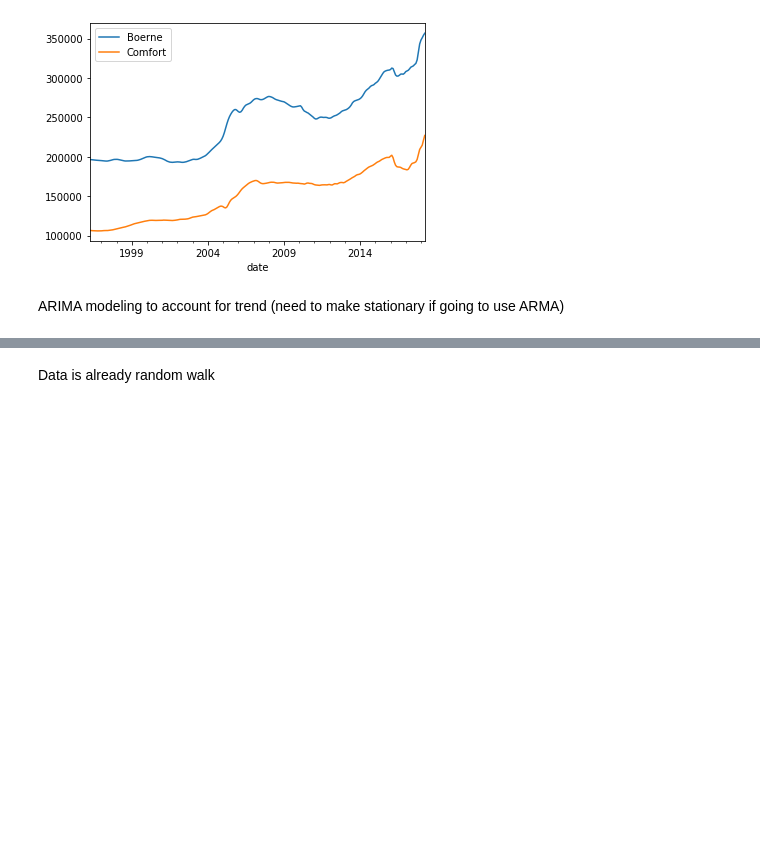
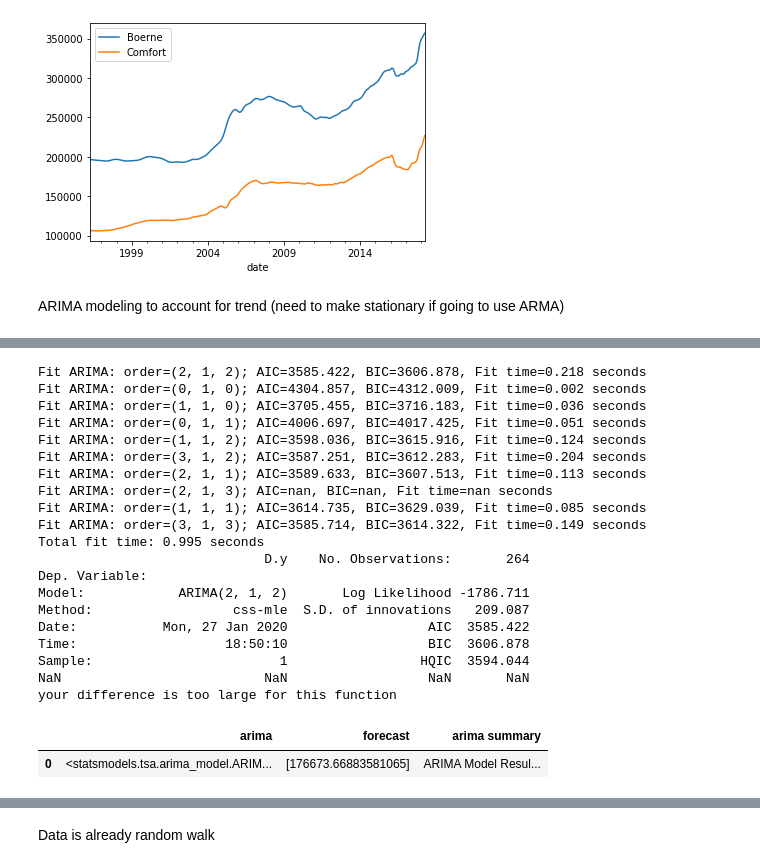
Before and after one commit to eannefawcett/ARIMA-modeling-with-housing-prices, a Jupyter notebook: mod_4_starter_notebook.ipynb, the cells around one changed output, grey strips where cells are left out. Cells and saved outputs as stored; diff of their text form; code cells hidden in the pictures; blank space fills up the shorter version.

```diff
--- a/mod_4_starter_notebook.ipynb
+++ b/mod_4_starter_notebook.ipynb
@@ -133,9 +133 @@ Eagle Pass             1
 Name: Metro, dtype: int64
-# %%
-data_frame = pd.DataFrame()
-data_frame['Price'] = df_texas[df_texas['CountyName']=='Kerr'].iloc[0,:]
-zip_code = data_frame.loc['RegionName']
-print(data_frame.head(15))
-print(zip_code)
-data_frame = data_frame.drop(to_drop)
-data_frame.plot(title=int(zip_code))
@@ -172,5 +143,6 @@ def prep_data(data_frame, to_drop_list):
         one_data_frame = one_data_frame.drop(to_drop_list)
         one_data_frame.plot(title=int(zip_code))
         data_frames.append(one_data_frame)
+    return data_frames
 # %%
 to_drop = ['RegionID', 'City', 'State', 'RegionName', 'Metro', 'CountyName', 'SizeRank']
@@ -181,7 +153,7 @@ prep_data(df_texas[df_texas['CountyName']=='Kerr'], to_drop)
 [figure]
 [figure]
 # %%
-prep_data(df_texas[df_texas['CountyName']=='Harris'], to_drop)
+harris = prep_data(df_texas[df_texas['CountyName']=='Harris'], to_drop)
 # %% [output]
 1 of 121 parsed
 2 of 121 parsed
@@ -309,0 +342,25 @@ Took 0.14461278915405273 seconds.
+# %%
+pyramid_best_model_output(harris[2])
+# %% [output]
+Fit ARIMA: order=(2, 1, 2); AIC=3585.422, BIC=3606.878, Fit time=0.218 seconds
+Fit ARIMA: order=(0, 1, 0); AIC=4304.857, BIC=4312.009, Fit time=0.002 seconds
+Fit ARIMA: order=(1, 1, 0); AIC=3705.455, BIC=3716.183, Fit time=0.036 seconds
+Fit ARIMA: order=(0, 1, 1); AIC=4006.697, BIC=4017.425, Fit time=0.051 seconds
+Fit ARIMA: order=(1, 1, 2); AIC=3598.036, BIC=3615.916, Fit time=0.124 seconds
+Fit ARIMA: order=(3, 1, 2); AIC=3587.251, BIC=3612.283, Fit time=0.204 seconds
+Fit ARIMA: order=(2, 1, 1); AIC=3589.633, BIC=3607.513, Fit time=0.113 seconds
+Fit ARIMA: order=(2, 1, 3); AIC=nan, BIC=nan, Fit time=nan seconds
+Fit ARIMA: order=(1, 1, 1); AIC=3614.735, BIC=3629.039, Fit time=0.085 seconds
+Fit ARIMA: order=(3, 1, 3); AIC=3585.714, BIC=3614.322, Fit time=0.149 seconds
+Total fit time: 0.995 seconds
+                             D.y    No. Observations:       264
+Dep. Variable:
+Model:            ARIMA(2, 1, 2)       Log Likelihood -1786.711
+Method:                  css-mle  S.D. of innovations   209.087
+Date:           Mon, 27 Jan 2020                  AIC  3585.422
+Time:                   18:50:10                  BIC  3606.878
+Sample:                        1                 HQIC  3594.044
+NaN                          NaN                  NaN       NaN
+your difference is too large for this function
+|  | arima | forecast | arima summary |
+| 0 | <statsmodels.tsa.arima_model.ARIM... | [176673.66883581065] | ARIMA Model Resul... |
```
Also changed, not shown: parts of 30 cells of this notebook.
